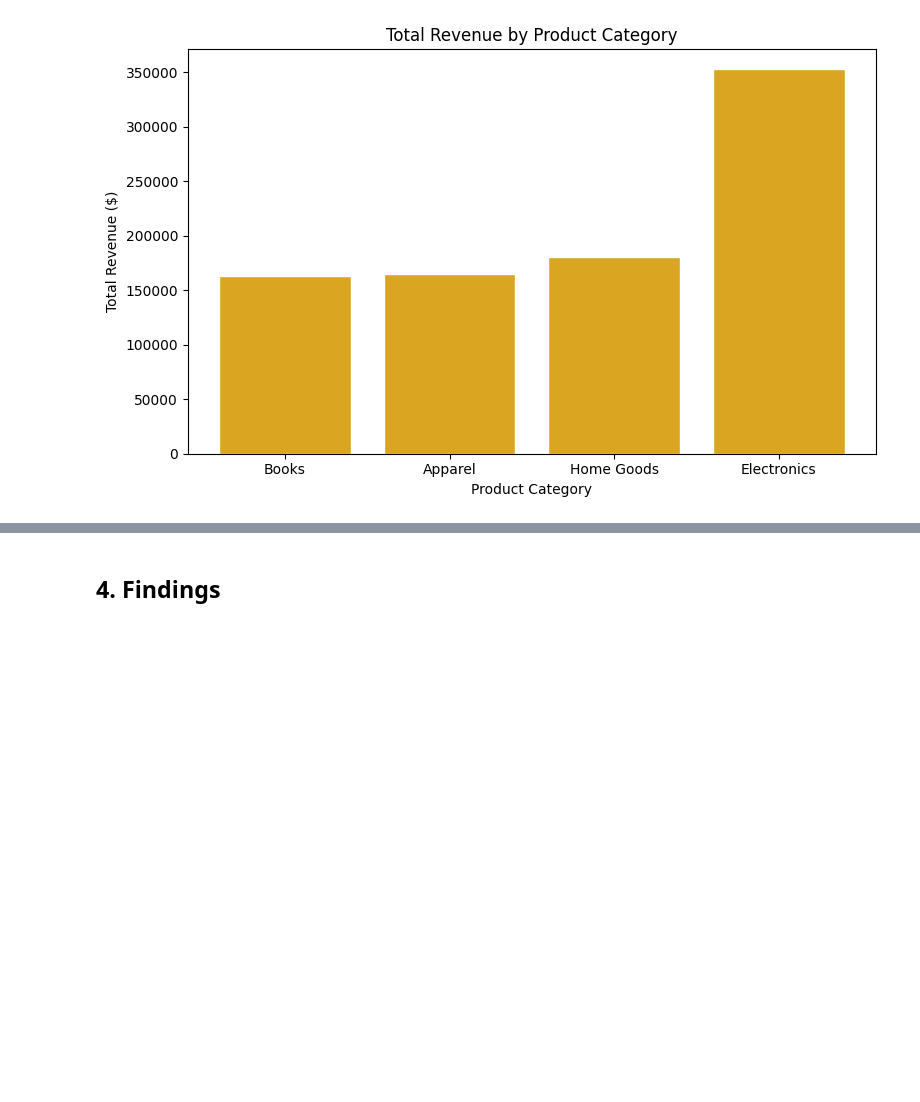
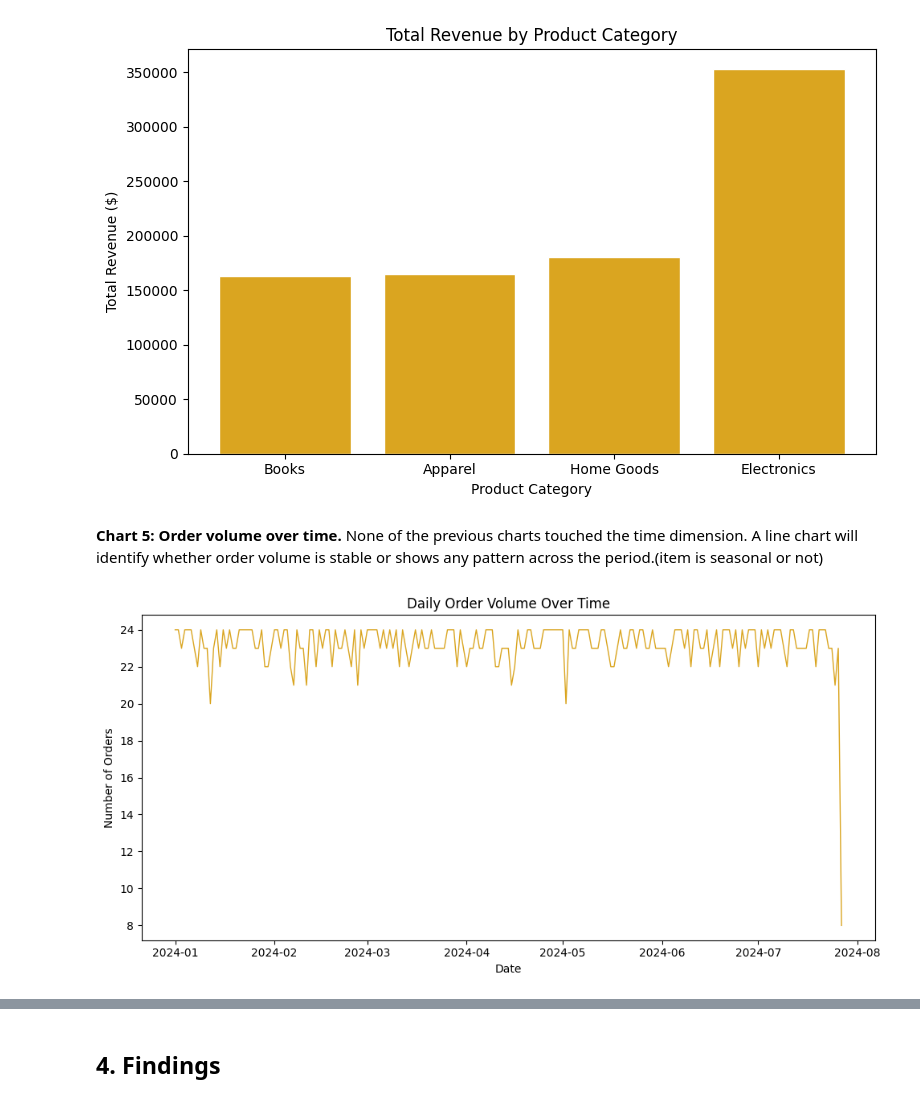
Before and after one commit to RabiaHussain1498/week5-eda, a Jupyter notebook: orders_eda.ipynb, the cells around one changed output, grey strips where cells are left out. Drawn from its saved outputs; the diff is of its cells as text; code cells hidden in the pictures; blank space fills up the shorter version.

Commit message:
eda: add  finding for time-series chart

```diff
--- a/orders_eda.ipynb
+++ b/orders_eda.ipynb
@@ -393,3 +393,19 @@ plt.tight_layout()
 plt.show()
 # %% [output]
 [figure]
+# %% [markdown]
+**Chart 5: Order volume over time.** None of the previous charts touched
+the time dimension. A line chart will identify whether order volume is stable or
+shows any pattern across the period.(item is seasonal or not)
+# %%
+daily_orders = orders.set_index("order_date").resample("D").size()
+
+fig, ax = plt.subplots(figsize=(10, 5))
+ax.plot(daily_orders.index, daily_orders.values, color="goldenrod", linewidth=1)
+ax.set_title("Daily Order Volume Over Time")
+ax.set_xlabel("Date")
+ax.set_ylabel("Number of Orders")
+plt.tight_layout()
+plt.show()
+# %% [output]
+[figure, added]
```
Also changed, not shown: parts of 2 cells of this notebook.
